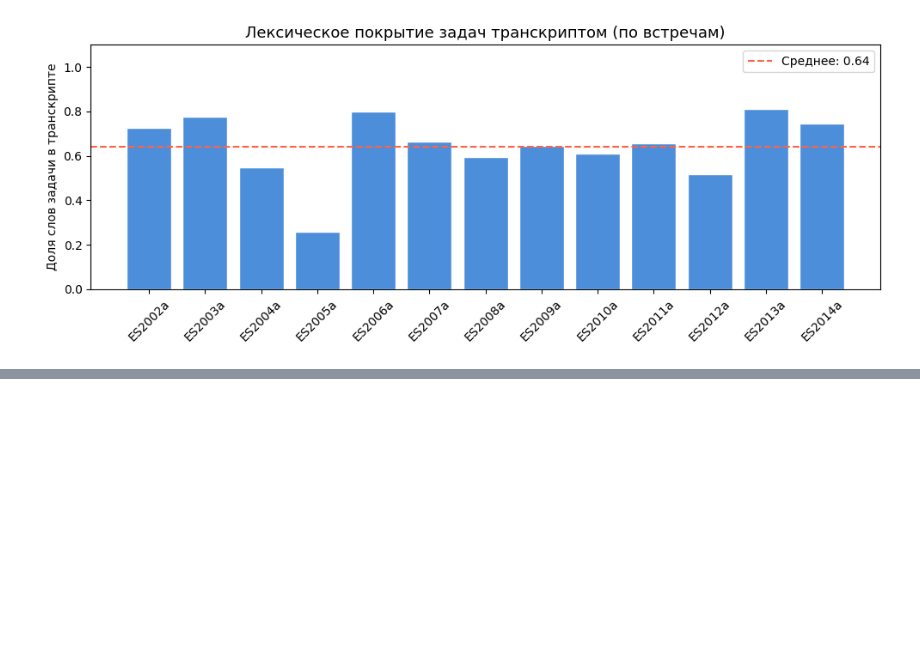
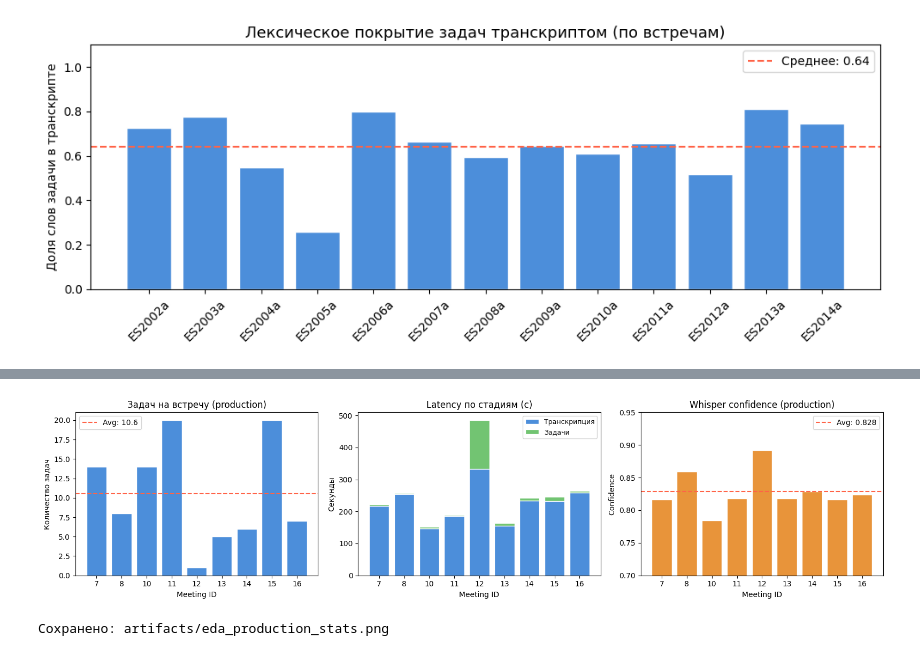
Before and after one commit to Skillet323/AI-course-mirea, a Jupyter notebook: project/notebooks/01_eda.ipynb, the cells around one changed output, grey strips where cells are left out. Cells and saved outputs as stored; diff of their text form; code cells hidden in the pictures; blank space fills up the shorter version.

```diff
--- a/project/notebooks/01_eda.ipynb
+++ b/project/notebooks/01_eda.ipynb
@@ -218,0 +276,43 @@ plt.show()
+# %%
+import matplotlib.pyplot as plt
+import matplotlib.patches as mpatches
+
+fig, axes = plt.subplots(1, 3, figsize=(16, 4))
+
+# 1. Tasks per meeting
+axes[0].bar(prod_df["meeting_id"].astype(str), prod_df["tasks_count"], color="#4c8eda", edgecolor="white")
+axes[0].axhline(prod_df["tasks_count"].mean(), color="tomato", linestyle="--",
+                label=f"Avg: {prod_df['tasks_count'].mean():.1f}")
+axes[0].set_title("Задач на встречу (production)", fontsize=12)
+axes[0].set_xlabel("Meeting ID")
+axes[0].set_ylabel("Количество задач")
+axes[0].legend()
+
+# 2. Latency stacked
+axes[1].bar(prod_df["meeting_id"].astype(str), prod_df["transcribe_latency_sec"],
+            label="Транскрипция", color="#4c8eda", edgecolor="white")
+axes[1].bar(prod_df["meeting_id"].astype(str), prod_df["task_latency_sec"],
+            bottom=prod_df["transcribe_latency_sec"], label="Задачи", color="#72c472", edgecolor="white")
+axes[1].set_title("Latency по стадиям (с)", fontsize=12)
+axes[1].set_xlabel("Meeting ID")
+axes[1].set_ylabel("Секунды")
+axes[1].legend(fontsize=9)
+
+# 3. Confidence distribution
+axes[2].bar(prod_df["meeting_id"].astype(str), prod_df["transcript_confidence"],
+            color="#e8943a", edgecolor="white")
+axes[2].axhline(prod_df["transcript_confidence"].mean(), color="tomato", linestyle="--",
+                label=f"Avg: {prod_df['transcript_confidence'].mean():.3f}")
+axes[2].set_ylim(0.7, 0.95)
+axes[2].set_title("Whisper confidence (production)", fontsize=12)
+axes[2].set_xlabel("Meeting ID")
+axes[2].set_ylabel("Confidence")
+axes[2].legend()
+
+plt.tight_layout()
+plt.savefig("../artifacts/eda_production_stats.png", dpi=120, bbox_inches="tight")
+plt.show()
+print("Сохранено: artifacts/eda_production_stats.png")
+# %% [output]
+[figure, added]
+Сохранено: artifacts/eda_production_stats.png
```
Also changed, not shown: parts of 3 cells of this notebook, 2 other files.
